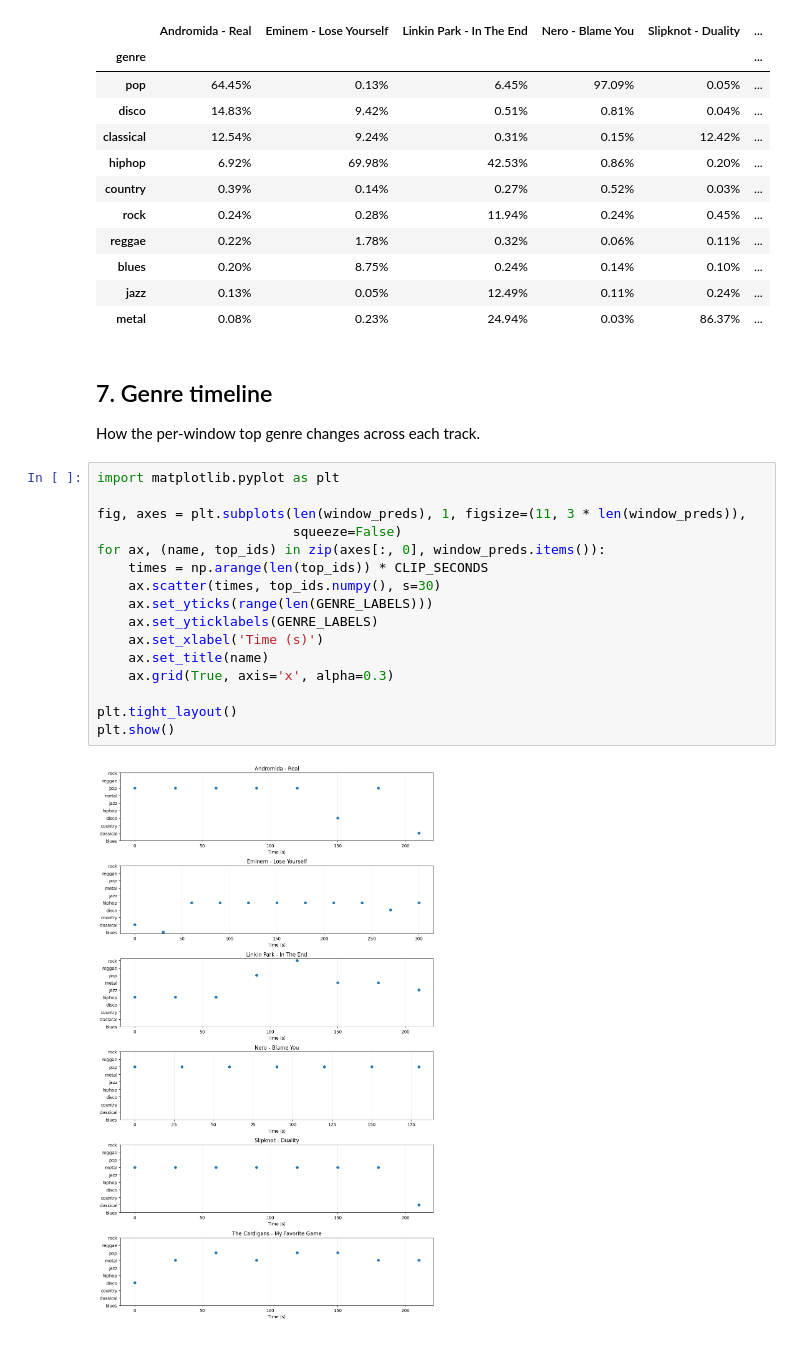
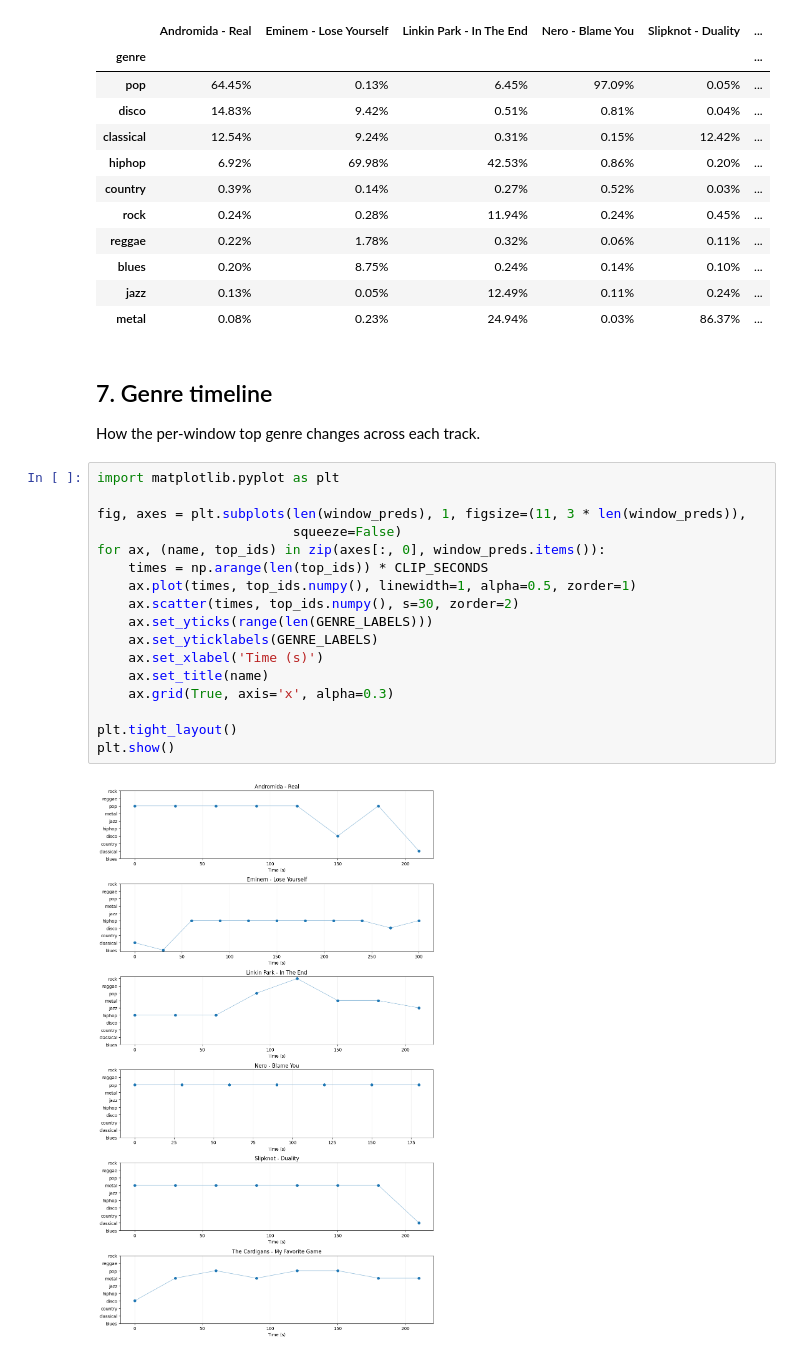
Before and after one commit to 4matic/machine-learning-experiments-in-music, a Jupyter notebook: project-music-by-genre.ipynb, the cells around one changed output. Saved outputs shown, nothing was run; the diff lists cells and outputs as text.

Commit message:
feat(genre): connect timeline points with a line

```diff
--- a/project-music-by-genre.ipynb
+++ b/project-music-by-genre.ipynb
@@ -199,25 +199,26 @@ comparison = comparison.sort_values(by=comparison.columns[0], ascending=False)
 | blues | 0.20% | 8.75% | 0.24% | 0.14% | 0.10% | ... |
 | jazz | 0.13% | 0.05% | 12.49% | 0.11% | 0.24% | ... |
 | metal | 0.08% | 0.23% | 24.94% | 0.03% | 86.37% | ... |
-# %% [markdown]
-## 7. Genre timeline
-
-How the per-window top genre changes across each track.
-# %%
-import matplotlib.pyplot as plt
-
-fig, axes = plt.subplots(len(window_preds), 1, figsize=(11, 3 * len(window_preds)),
-                         squeeze=False)
-for ax, (name, top_ids) in zip(axes[:, 0], window_preds.items()):
-    times = np.arange(len(top_ids)) * CLIP_SECONDS
-    ax.scatter(times, top_ids.numpy(), s=30)
-    ax.set_yticks(range(len(GENRE_LABELS)))
-    ax.set_yticklabels(GENRE_LABELS)
-    ax.set_xlabel('Time (s)')
-    ax.set_title(name)
-    ax.grid(True, axis='x', alpha=0.3)
-
-plt.tight_layout()
-plt.show()
-# %% [output]
-[figure, removed]
+# %% [markdown]
+## 7. Genre timeline
+
+How the per-window top genre changes across each track.
+# %%
+import matplotlib.pyplot as plt
+
+fig, axes = plt.subplots(len(window_preds), 1, figsize=(11, 3 * len(window_preds)),
+                         squeeze=False)
+for ax, (name, top_ids) in zip(axes[:, 0], window_preds.items()):
+    times = np.arange(len(top_ids)) * CLIP_SECONDS
+    ax.plot(times, top_ids.numpy(), linewidth=1, alpha=0.5, zorder=1)
+    ax.scatter(times, top_ids.numpy(), s=30, zorder=2)
+    ax.set_yticks(range(len(GENRE_LABELS)))
+    ax.set_yticklabels(GENRE_LABELS)
+    ax.set_xlabel('Time (s)')
+    ax.set_title(name)
+    ax.grid(True, axis='x', alpha=0.3)
+
+plt.tight_layout()
+plt.show()
+# %% [output]
+[figure, added]
```
